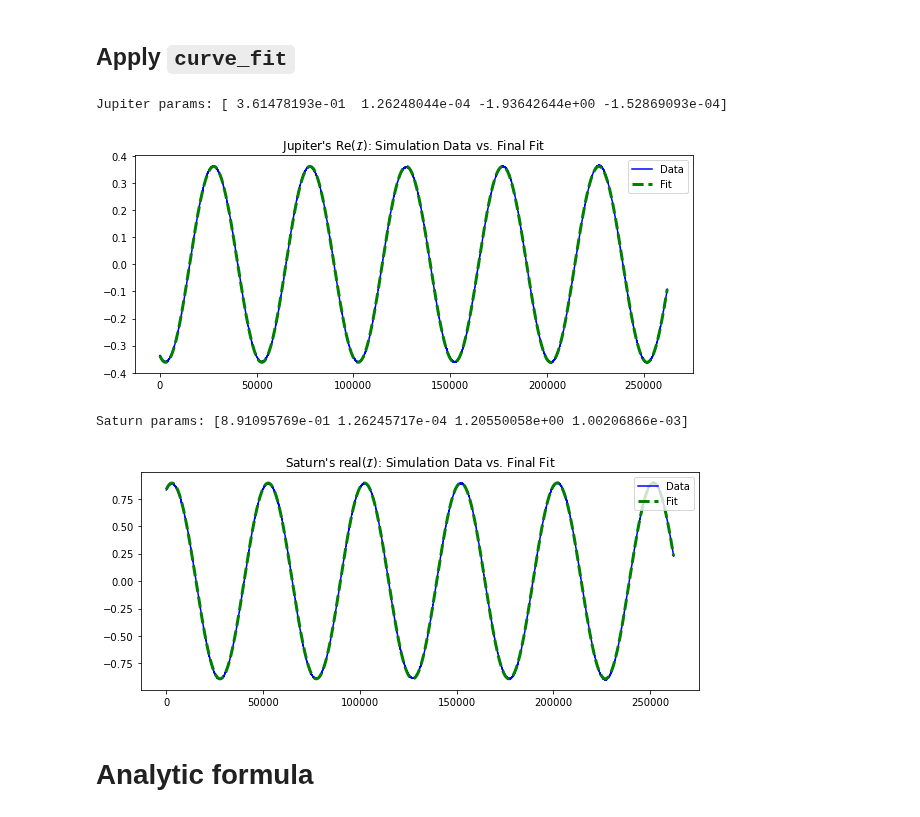
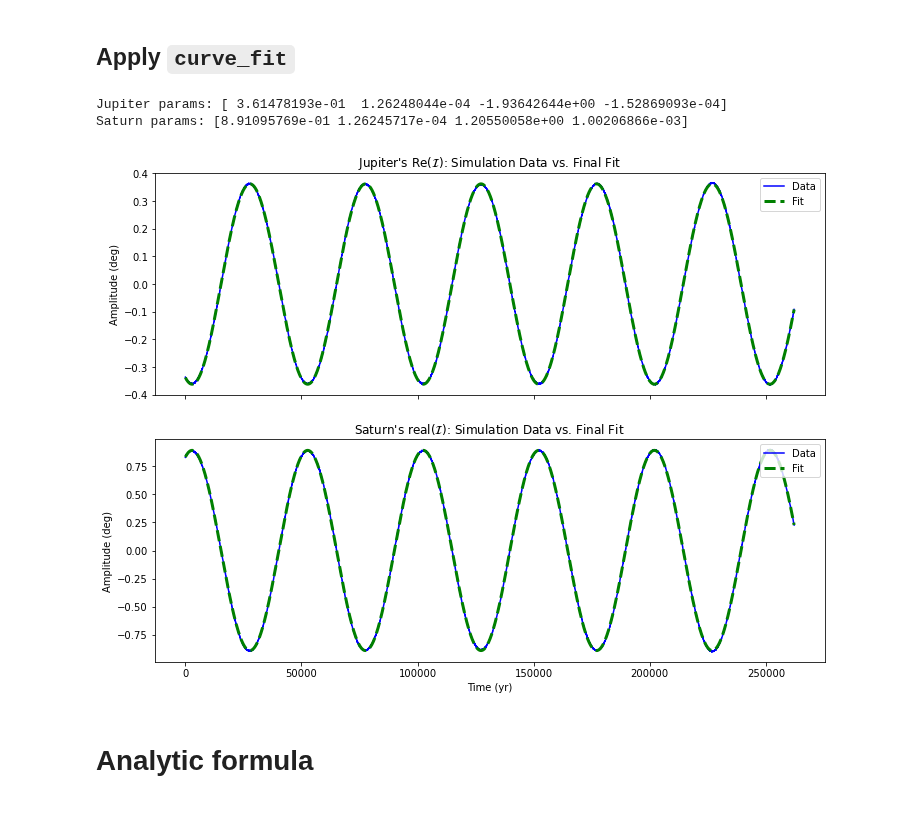
Before and after one commit to Jupiter1994/inc-dynamics, a Jupyter notebook: two_planet/jupiter_saturn.ipynb, the cells around one changed output. Drawn from its saved outputs; the diff is of its cells as text; code cells hidden in the pictures.

```diff
--- a/two_planet/jupiter_saturn.ipynb
+++ b/two_planet/jupiter_saturn.ipynb
@@ -261,45 +262,43 @@ guess_j = [j_amp, 2*np.pi*j_freq, -np.pi/2, 0]
 params, params_covariance = optimize.curve_fit(test_func, times, j_series,
                                                p0=guess_j)
 print(f'Jupiter params: {params}')
-a, b, c, d = params
+a_j, b_j, c_j, d_j = params
 
-fig = plt.figure(figsize=(10,4))
-fig.patch.set_facecolor('white')
-
-plt.plot(times, j_series, color='b', label='Data')
-plt.plot(times, test_func(times, a, b, c, d), 'g--', lw='3', label='Fit')
-
-plt.title("Jupiter's Re($\mathcal{I}$): Simulation Data vs. Final Fit")
-plt.legend(loc='upper right')
-
-fig_path = "Figures/Jupiter_data_vs_curvefit"
-plt.savefig(fig_path, bbox_inches='tight')
-plt.show()
-
-## Same as above with Saturn.
+## Apply curve_fit to Saturn.
 guess_s = [s_amp, 2*np.pi*s_freq, np.pi/2, 0]
 params, params_covariance = optimize.curve_fit(test_func, times, s_series,
                                                p0=guess_s)
 print(f'Saturn params: {params}')
-a, b, c, d = params
-
-fig = plt.figure(figsize=(10,4))
-fig.patch.set_facecolor('white')
-
-plt.plot(times, s_series, color='b', label='Data')
-plt.plot(times, test_func(times, a, b, c, d), 'g--', lw='3', label='Fit')
-
-plt.title("Saturn's real($\mathcal{I}$): Simulation Data vs. Final Fit")
-plt.legend(loc='upper right')
-
-fig_path = "Figures/Saturn_data_vs_curvefit"
-plt.savefig(fig_path, bbox_inches='tight')
-plt.show()
+a_s, b_s, c_s, d_s = params
 # %% [output]
 Jupiter params: [ 3.61478193e-01  1.26248044e-04 -1.93642644e+00 -1.52869093e-04]
+Saturn params: [8.91095769e-01 1.26245717e-04 1.20550058e+00 1.00206866e-03]
-[figure, removed]
-Saturn params: [8.91095769e-01 1.26245717e-04 1.20550058e+00 1.00206866e-03]
-[figure, removed]
+# %%
+## Plot data vs. curve_fit results.
+fig, (ax1, ax2) = plt.subplots(2, 1, sharex=True, figsize=(12,9))
+fig.patch.set_facecolor('white')
+
+# Jupiter
+ax1.plot(times, j_series, color='b', label='Data')
+ax1.plot(times, test_func(times, a_j, b_j, c_j, d_j), 'g--', lw='3', label='Fit')
+#ax1.set_xlabel('Time (yr)')
+ax1.set_ylabel('Amplitude (deg)')
+ax1.set_title("Jupiter's Re($\mathcal{I}$): Simulation Data vs. Final Fit")
+ax1.legend(loc='upper right')
+
+# Saturn
+ax2.plot(times, s_series, color='b', label='Data')
+ax2.plot(times, test_func(times, a_s, b_s, c_s, d_s), 'g--', lw='3', label='Fit')
+ax2.set_xlabel('Time (yr)')
+ax2.set_ylabel('Amplitude (deg)')
+ax2.set_title("Saturn's real($\mathcal{I}$): Simulation Data vs. Final Fit")
+ax2.legend(loc='upper right')
+
+fig_path = "Figures/JS_data_vs_curvefit"
+plt.savefig(fig_path, bbox_inches='tight')
+plt.show()
+# %% [output]
+[figure, added]
 # %% [markdown]
 # Analytic formula
 # %% [markdown]
```
Also changed, not shown: parts of 2 cells of this notebook, 9 other files.
